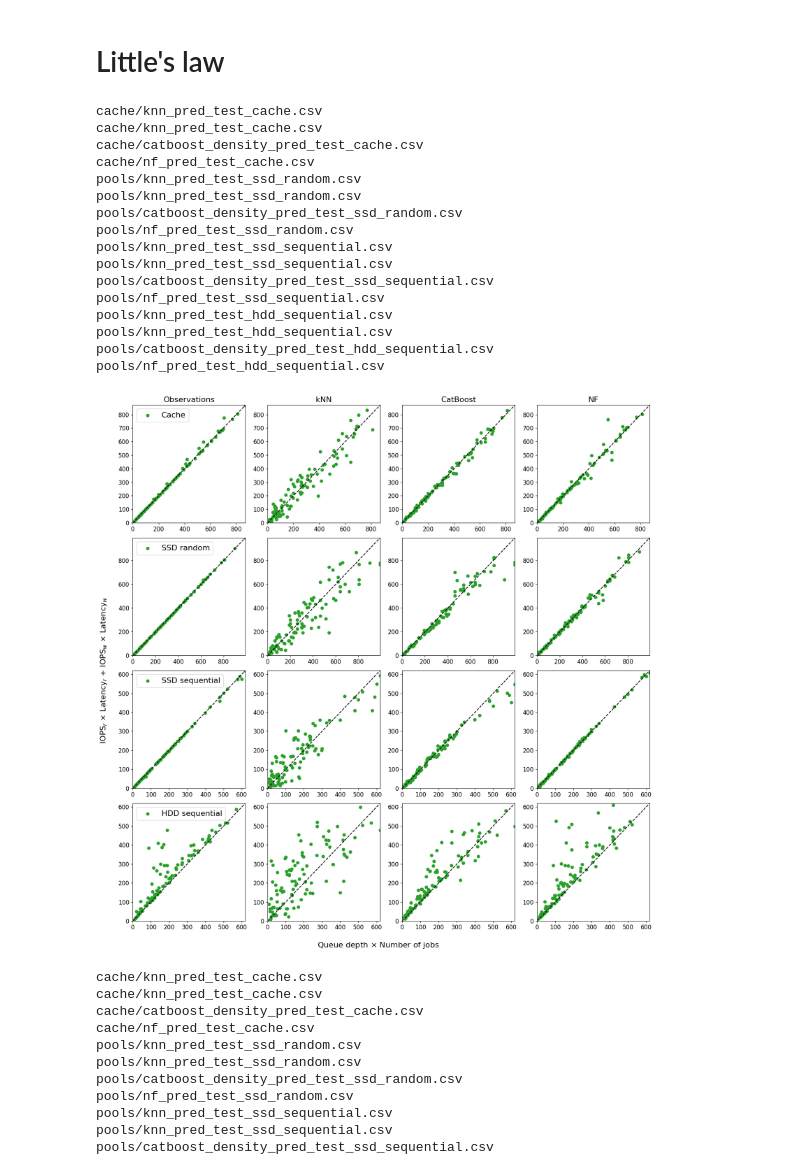
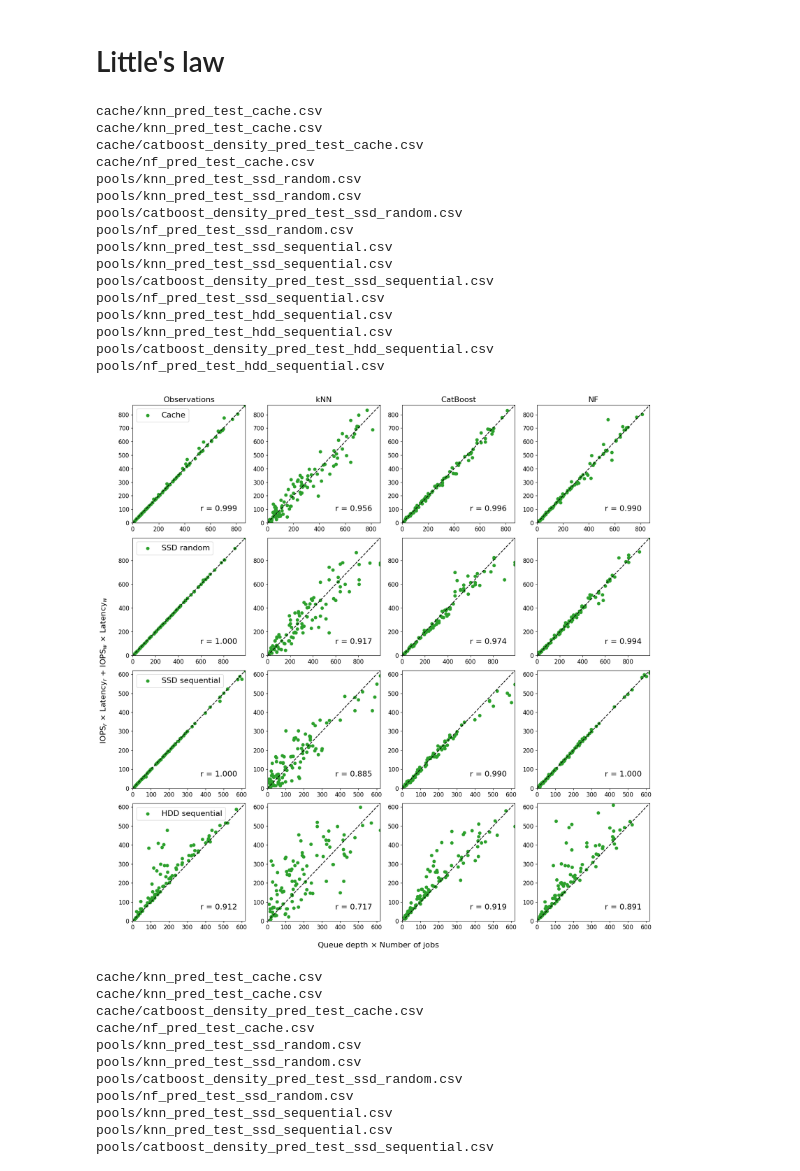
Before and after one commit to HSE-LAMBDA/digital-twin, a Jupyter notebook: notebooks/examples.ipynb, the cells around one changed output. Saved outputs shown, nothing was run; the diff lists cells and outputs as text; code cells hidden in the pictures.

```diff
--- a/notebooks/examples.ipynb
+++ b/notebooks/examples.ipynb
@@ -181,6 +181,20 @@ def get_little_law(afile, is_obs=False):
     y_pred = np.array(y_pred)
     y_true = np.array(y_true)
     return y_true, y_pred
+# %%
+from sklearn.utils import resample
+
+def _bootstrap_metric(x, y, n_iters=1000):
+    scores = []
+    q = np.quantile(y, 0.98)
+    x = x[y<=q]
+    y = y[y<=q]
+    for i in range(n_iters):
+        x_boot, y_boot = resample(x, y, random_state=i+1)
+        r = pearsonr(x_boot, y_boot)[0]
+        scores.append(r)
+    scores = np.array(scores)
+    return scores.mean(axis=0), scores.std(axis=0)
 # %%
 fig = plt.figure(figsize=(16, 16))
 
@@ -206,34 +220,36 @@ for k, abatch in enumerate(batches):
         plt.xticks(size=12)
         plt.yticks(size=12)
         #plt.grid(color='0.5')
         if k == 0:
             plt.title(titles[i], size=16)
         if i == 0:
             plt.legend(loc='best', fontsize=16)
+        r, _ = _bootstrap_metric(y_true, y_pred)
+        plt.text(0.6*y_true.max(), 0.1*y_true.max(), s="r = %.3f" % (r), fontsize=16)
 
 fig.supxlabel(r"Queue depth $\times$ Number of jobs", size=16, y=0.)
 fig.supylabel(r"IOPS$_r$ $\times$ Latency$_r$ + IOPS$_w$ $\times$ Latency$_w$", size=16, x=0.)
 plt.tight_layout()
 plt.savefig("plots/little_law.pdf", format='pdf')
 plt.show()
 # %% [output]
 cache/knn_pred_test_cache.csv
 cache/knn_pred_test_cache.csv
 cache/catboost_density_pred_test_cache.csv
 cache/nf_pred_test_cache.csv
 pools/knn_pred_test_ssd_random.csv
 pools/knn_pred_test_ssd_random.csv
 pools/catboost_density_pred_test_ssd_random.csv
 pools/nf_pred_test_ssd_random.csv
 pools/knn_pred_test_ssd_sequential.csv
 pools/knn_pred_test_ssd_sequential.csv
 pools/catboost_density_pred_test_ssd_sequential.csv
 pools/nf_pred_test_ssd_sequential.csv
 pools/knn_pred_test_hdd_sequential.csv
 pools/knn_pred_test_hdd_sequential.csv
 pools/catboost_density_pred_test_hdd_sequential.csv
 pools/nf_pred_test_hdd_sequential.csv
-[figure, old version]
+[figure, new version]
 # %%
 from sklearn.utils import resample
 
```
